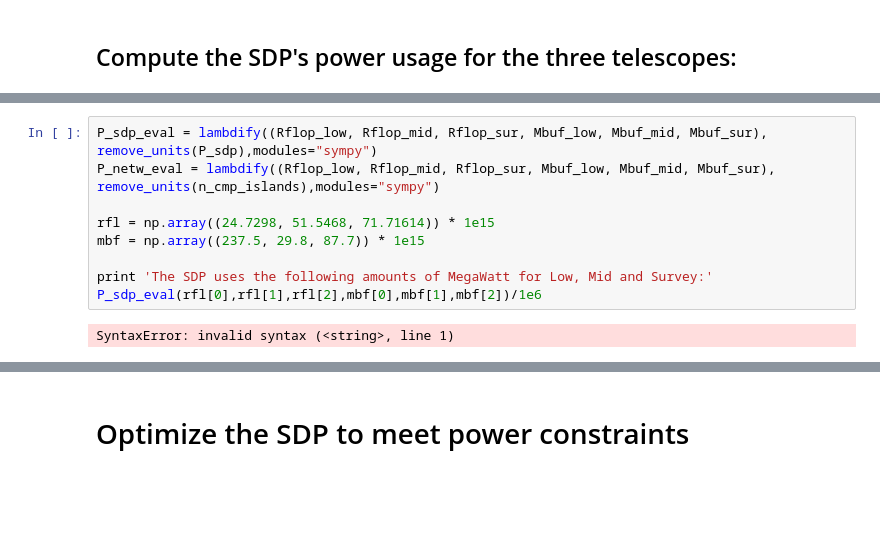
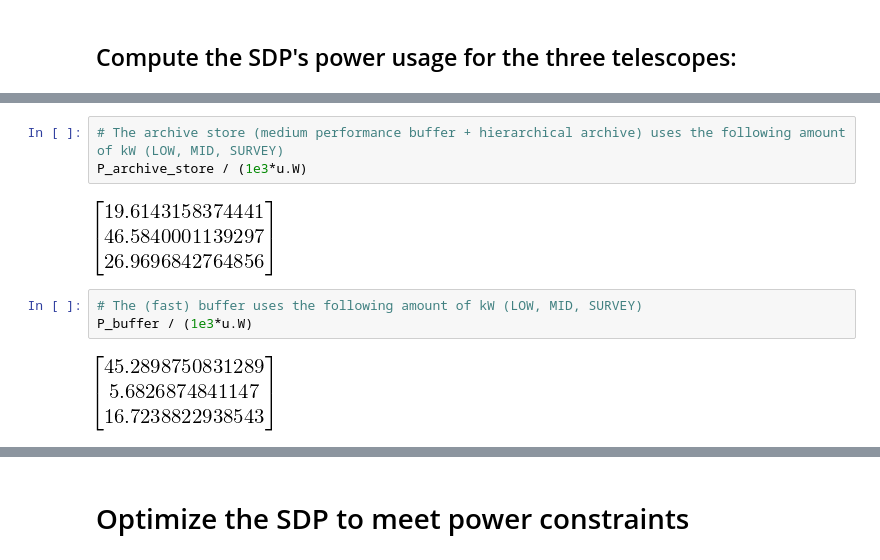
Before and after one commit to top-sim/sdp-par-model, a Jupyter notebook: iPython/SKA1_Performance_Model_PDR05.ipynb, the cells around one changed output, grey strips where cells are left out. Drawn from its saved outputs; the diff is of its cells as text; blank space fills up the shorter version.

Commit message:
Updated power calculation to include hierarchical storage

```diff
--- a/iPython/SKA1_Performance_Model_PDR05.ipynb
+++ b/iPython/SKA1_Performance_Model_PDR05.ipynb
@@ -535,14 +572,13 @@ P_archive_store = Matrix((0, 0, 0)) * u.W
 
 ###### COMBINING IT ALL ################################
 P_sdp = P_cmp_islnds + P_network + P_mgmt + P_arch_coresw + P_ll_coresw + P_archive_unit + P_buffer + P_archive_store
-# %%
-P_sdp_eval = lambdify((Rflop_low, Rflop_mid, Rflop_sur, Mbuf_low, Mbuf_mid, Mbuf_sur), remove_units(P_sdp),modules="sympy")
-P_netw_eval = lambdify((Rflop_low, Rflop_mid, Rflop_sur, Mbuf_low, Mbuf_mid, Mbuf_sur), remove_units(n_cmp_islands),modules="sympy")
-
-rfl = np.array((24.7298, 51.5468, 71.71614)) * 1e15
-mbf = np.array((237.5, 29.8, 87.7)) * 1e15
-
-print 'The SDP uses the following amounts of MegaWatt for Low, Mid and Survey:'
-P_sdp_eval(rfl[0],rfl[1],rfl[2],mbf[0],mbf[1],mbf[2])/1e6
-# %% [output]
-SyntaxError: invalid syntax (<string>, line 1)
+# %%
+# The archive store (medium performance buffer + hierarchical archive) uses the following amount of kW (LOW, MID, SURVEY)
+P_archive_store / (1e3*u.W)
+# %% [output]
+[figure, added]
+# %%
+# The (fast) buffer uses the following amount of kW (LOW, MID, SURVEY)
+P_buffer / (1e3*u.W)
+# %% [output]
+[figure, added]
```
Also changed, not shown: parts of 9 cells of this notebook.
